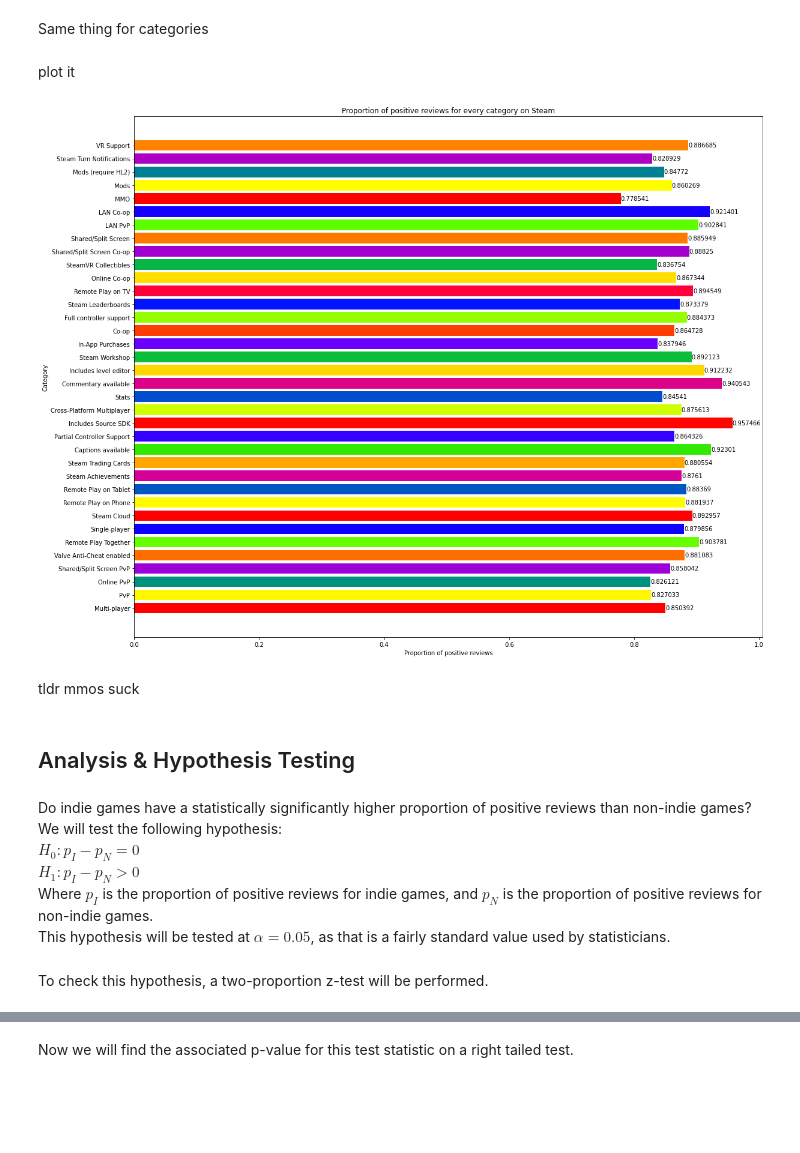
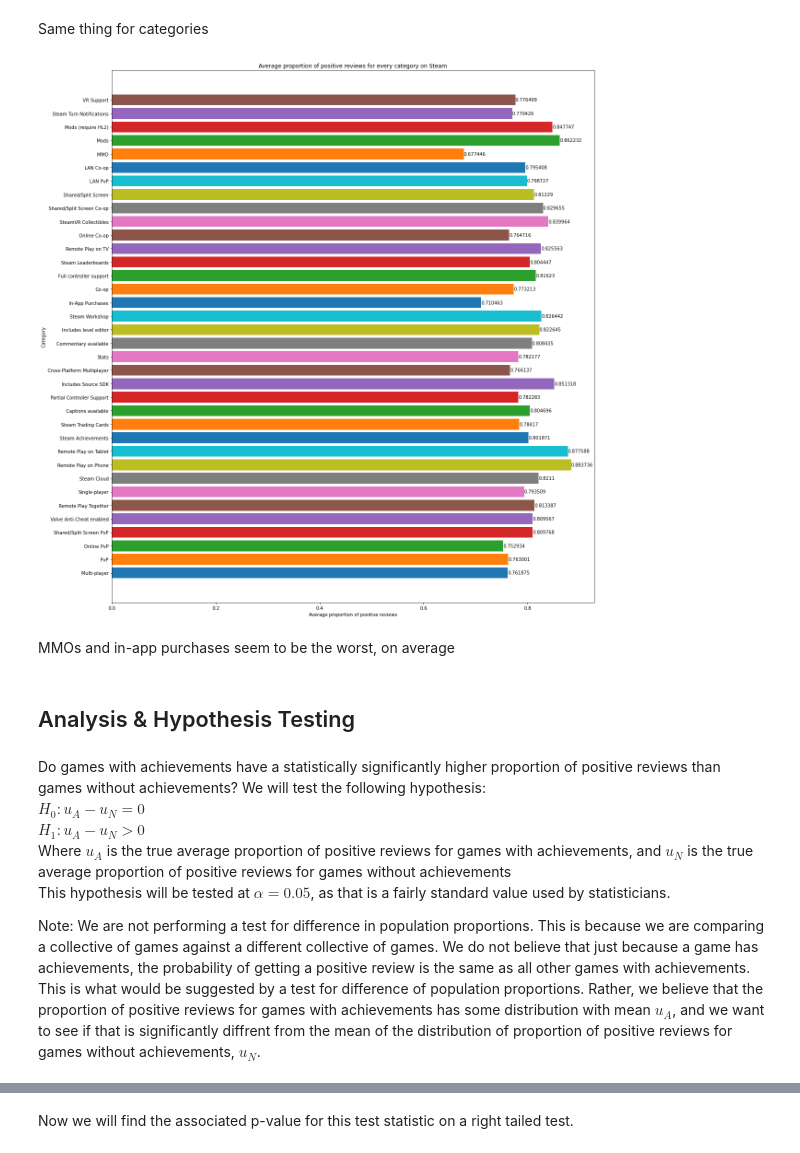
Before and after one commit to PokoNut/CMSC320FinalProject, a Jupyter notebook: final.ipynb, the cells around one changed output, grey strips where cells are left out. Saved outputs shown, nothing was run; the diff lists cells and outputs as text; code cells hidden in the pictures; blank space fills up the shorter version.

```diff
--- a/final.ipynb
+++ b/final.ipynb
@@ -399,17 +366,12 @@ Now we plot (using cm so bars are all different colors, check https://matplotlib
 # %%
-from matplotlib import cm
-
 fig, ax = plt.subplots(figsize=(17,13))
 
-bars = []
-for i in range(len(genre_real_names)):
-    bars.append(ax.barh(genre_real_names[i], genre_avg_prop[i], color=cm.prism(1.*i/len(genre_real_names))))
+for col_name in prop_df:
+    if col_name.startswith('Genre: ') and len(prop_df[prop_df[col_name] == True]) > 0:
+        ax.bar_label(ax.barh(col_name[len('Genre: '):], prop_df[prop_df[col_name] == True]['positive_proportion'].mean()))
 
-for bar in bars:
-    ax.bar_label(bar)
-
-ax.set_title("Proportion of positive reviews for every genre on Steam")
-ax.set_xlabel("Proportion of positive reviews")
+ax.set_title("Average proportion of positive reviews for every genre on Steam")
+ax.set_xlabel("Average proportion of positive reviews")
 ax.set_ylabel("Genre")
 
 fig.tight_layout()
@@ -458,32 +389,27 @@ for i in range(len(cat_names)):
-# %% [markdown]
-plot it
 # %%
-fig, ax = plt.subplots(figsize=(17,13))
+fig, ax = plt.subplots(figsize=(17,17))
 
-bars = []
-for i in range(len(cat_real_names)):
-    bars.append(ax.barh(cat_real_names[i], cat_avg_prop[i], color=cm.prism(1.*i/len(cat_real_names))))
+for col_name in prop_df:
+    if col_name.startswith('Category: ') and len(prop_df[prop_df[col_name] == True]) > 0:
+        ax.bar_label(ax.barh(col_name[len('Category: '):], prop_df[prop_df[col_name] == True]['positive_proportion'].mean()))
 
-for bar in bars:
-    ax.bar_label(bar)
-
-ax.set_title("Proportion of positive reviews for every category on Steam")
-ax.set_xlabel("Proportion of positive reviews")
+ax.set_title("Average proportion of positive reviews for every category on Steam")
+ax.set_xlabel("Average proportion of positive reviews")
 ax.set_ylabel("Category")
 
 fig.tight_layout()
 pass
 # %% [output]
-[figure, old version]
+[figure, new version]
-# %% [markdown]
-tldr mmos suck
+# %% [markdown]
+MMOs and in-app purchases seem to be the worst, on average
 # %% [markdown]
 ## Analysis & Hypothesis Testing
 # %% [markdown]
-Do indie games have a statistically significantly higher proportion of positive reviews than non-indie games? We will test the following hypothesis:\
-$H_0: p_I - p_N = 0$\
-$H_1: p_I - p_N > 0$\
-Where $p_I$ is the proportion of positive reviews for indie games, and $p_N$ is the proportion of positive reviews for non-indie games.\
+Do games with achievements have a statistically significantly higher proportion of positive reviews than games without achievements? We will test the following hypothesis:\
+$H_0: u_A - u_N = 0$\
+$H_1: u_A - u_N > 0$\
+Where $u_A$ is the true average proportion of positive reviews for games with achievements, and $u_N$ is the true average proportion of positive reviews for games without achievements\
 This hypothesis will be tested at $\alpha = 0.05$, as that is a fairly standard value used by statisticians.
+
+Note: We are not performing a test for difference in population proportions. This is because we are comparing a collective of games against a different collective of games. We do not believe that just because a game has achievements, the probability of getting a positive review is the same as all other games with achievements. This is what would be suggested by a test for difference of population proportions. Rather, we believe that the proportion of positive reviews for games with achievements has some distribution with mean $u_A$, and we want to see if that is significantly diffrent from the mean of the distribution of proportion of positive reviews for games without achievements, $u_N$.
-# %% [markdown]
-To check this hypothesis, a two-proportion z-test will be performed.
```
Also changed, not shown: parts of 21 cells of this notebook.
